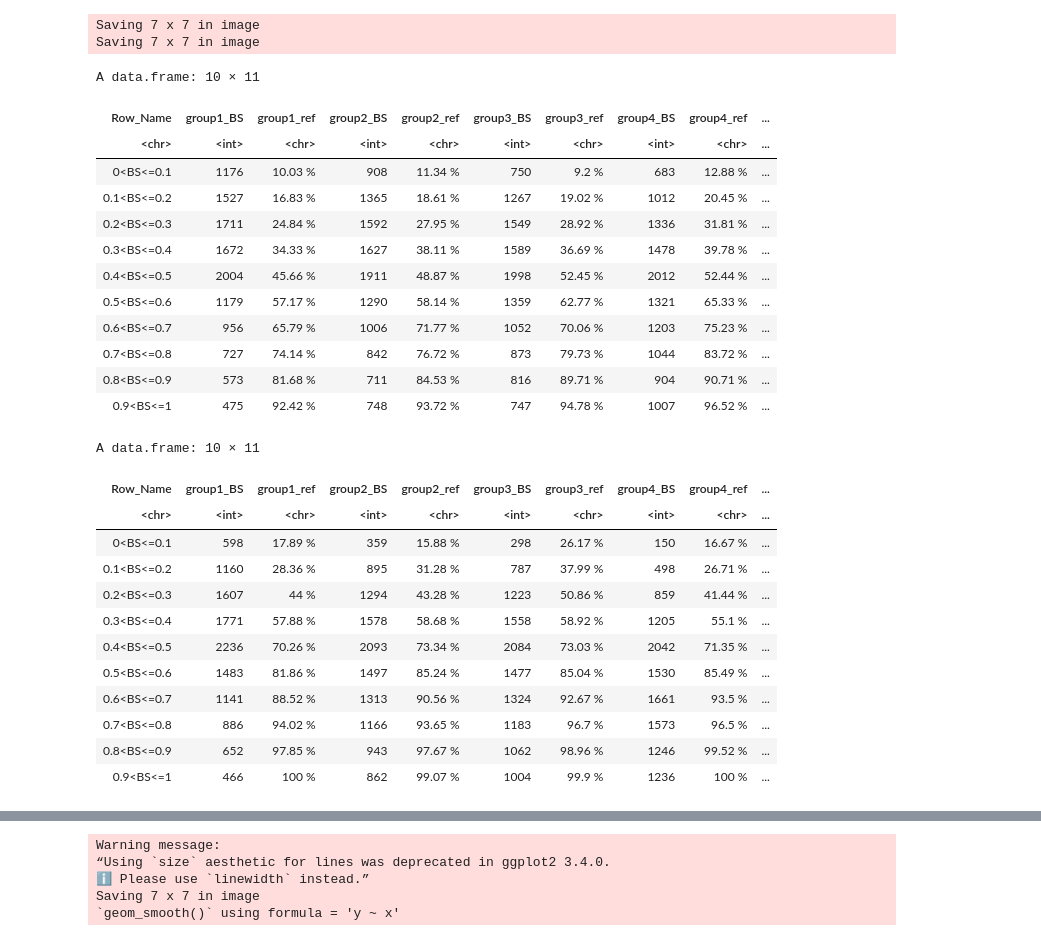
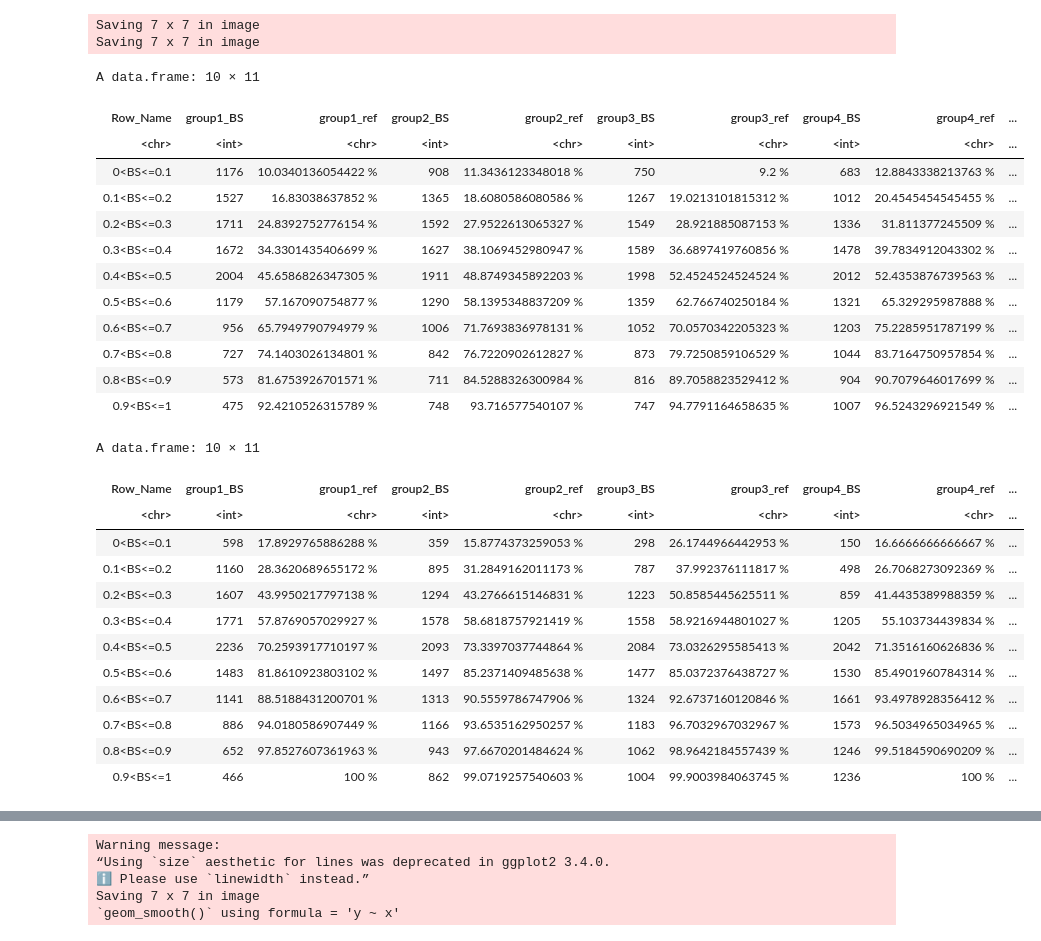
Before and after one commit to alessiovignoli/paralogs-nf, a Jupyter notebook: analysis/simulated_data.ipynb, the cells around one changed output, grey strips where cells are left out. Saved outputs shown, nothing was run; the diff lists cells and outputs as text; code cells hidden in the pictures.

Commit message:
no rounding to two decimals for percentages in BS tables

```diff
--- a/analysis/simulated_data.ipynb
+++ b/analysis/simulated_data.ipynb
@@ -2661,60 +2643,60 @@ for (n in 1:num_groups) {
     #unit25_bin_percent_nodes = c(unit25_bin_percent_nodes, length(filtered_rows_unit25$node) / length(unit25_data$node))
 
     # Calculate the percentage of nodes in reference out of those in the bin.
-    unit1_bin_percent_in_ref  = c(unit1_bin_percent_in_ref, paste0(round(sum(filtered_rows_unit1$ref_presence == 1) / length(filtered_rows_unit1$node) * 100, 2), " %"))
-    unit25_bin_percent_in_ref = c(unit25_bin_percent_in_ref, paste0(round(sum(filtered_rows_unit25$ref_presence == 1) / length(filtered_rows_unit25$node)* 100, 2), " %"))
+    unit1_bin_percent_in_ref  = c(unit1_bin_percent_in_ref, paste0(sum(filtered_rows_unit1$ref_presence == 1) / length(filtered_rows_unit1$node) * 100, " %"))
+    unit25_bin_percent_in_ref = c(unit25_bin_percent_in_ref, paste0(sum(filtered_rows_unit25$ref_presence == 1) / length(filtered_rows_unit25$node)* 100, " %"))
   }
 
   # Add the vectors as new columns in the data frames, naming the columns based on the current group.
   df_unit1[[paste0("group", n, "_BS")]]   = unit1_bin_percent_nodes
   df_unit1[[paste0("group", n, "_ref")]]  = unit1_bin_percent_in_ref
   df_unit25[[paste0("group", n, "_BS")]]  = unit25_bin_percent_nodes
   df_unit25[[paste0("group", n, "_ref")]] = unit25_bin_percent_in_ref
 }
 
 # Define custom row labels representing BIN values
 row_names = c("0<BS<=0.1", "0.1<BS<=0.2", "0.2<BS<=0.3", "0.3<BS<=0.4",
                "0.4<BS<=0.5", "0.5<BS<=0.6", "0.6<BS<=0.7", "0.7<BS<=0.8",
                "0.8<BS<=0.9", "0.9<BS<=1")
 
 # Add row names as the first column of the data frame
 df_unit1  = data.frame("Row_Name" = row_names, df_unit1)
 df_unit25 = data.frame("Row_Name" = row_names, df_unit25)
 
 # Output the data frames.
 df_unit1
 df_unit25
 
 # save tables in files
 write.table(df_unit1, file="tables/unit_1_per_group_nodes_BS_ref_ME_SM.tsv", quote=FALSE, sep="\t", row.names=FALSE)
 write.table(df_unit25, file="tables/unit_25_per_group_nodes_BS_ref_ME_SM.tsv", quote=FALSE, sep="\t", row.names=FALSE)
 # %% [output]
 A data.frame: 10 × 11
 | Row_Name | group1_BS | group1_ref | group2_BS | group2_ref | group3_BS | group3_ref | group4_BS | group4_ref | ... |
 | <chr> | <int> | <chr> | <int> | <chr> | <int> | <chr> | <int> | <chr> | ... |
-| 0<BS<=0.1 | 1176 | 10.03 % | 908 | 11.34 % | 750 | 9.2 % | 683 | 12.88 % | ... |
-| 0.1<BS<=0.2 | 1527 | 16.83 % | 1365 | 18.61 % | 1267 | 19.02 % | 1012 | 20.45 % | ... |
-| 0.2<BS<=0.3 | 1711 | 24.84 % | 1592 | 27.95 % | 1549 | 28.92 % | 1336 | 31.81 % | ... |
-| 0.3<BS<=0.4 | 1672 | 34.33 % | 1627 | 38.11 % | 1589 | 36.69 % | 1478 | 39.78 % | ... |
-| 0.4<BS<=0.5 | 2004 | 45.66 % | 1911 | 48.87 % | 1998 | 52.45 % | 2012 | 52.44 % | ... |
-| 0.5<BS<=0.6 | 1179 | 57.17 % | 1290 | 58.14 % | 1359 | 62.77 % | 1321 | 65.33 % | ... |
-| 0.6<BS<=0.7 | 956 | 65.79 % | 1006 | 71.77 % | 1052 | 70.06 % | 1203 | 75.23 % | ... |
-| 0.7<BS<=0.8 | 727 | 74.14 % | 842 | 76.72 % | 873 | 79.73 % | 1044 | 83.72 % | ... |
-| 0.8<BS<=0.9 | 573 | 81.68 % | 711 | 84.53 % | 816 | 89.71 % | 904 | 90.71 % | ... |
-| 0.9<BS<=1 | 475 | 92.42 % | 748 | 93.72 % | 747 | 94.78 % | 1007 | 96.52 % | ... |
+| 0<BS<=0.1 | 1176 | 10.0340136054422 % | 908 | 11.3436123348018 % | 750 | 9.2 % | 683 | 12.8843338213763 % | ... |
+| 0.1<BS<=0.2 | 1527 | 16.83038637852 % | 1365 | 18.6080586080586 % | 1267 | 19.0213101815312 % | 1012 | 20.4545454545455 % | ... |
+| 0.2<BS<=0.3 | 1711 | 24.8392752776154 % | 1592 | 27.9522613065327 % | 1549 | 28.921885087153 % | 1336 | 31.811377245509 % | ... |
+| 0.3<BS<=0.4 | 1672 | 34.3301435406699 % | 1627 | 38.1069452980947 % | 1589 | 36.6897419760856 % | 1478 | 39.7834912043302 % | ... |
+| 0.4<BS<=0.5 | 2004 | 45.6586826347305 % | 1911 | 48.8749345892203 % | 1998 | 52.4524524524524 % | 2012 | 52.4353876739563 % | ... |
+| 0.5<BS<=0.6 | 1179 | 57.167090754877 % | 1290 | 58.1395348837209 % | 1359 | 62.766740250184 % | 1321 | 65.329295987888 % | ... |
+| 0.6<BS<=0.7 | 956 | 65.7949790794979 % | 1006 | 71.7693836978131 % | 1052 | 70.0570342205323 % | 1203 | 75.2285951787199 % | ... |
+| 0.7<BS<=0.8 | 727 | 74.1403026134801 % | 842 | 76.7220902612827 % | 873 | 79.7250859106529 % | 1044 | 83.7164750957854 % | ... |
+| 0.8<BS<=0.9 | 573 | 81.6753926701571 % | 711 | 84.5288326300984 % | 816 | 89.7058823529412 % | 904 | 90.7079646017699 % | ... |
+| 0.9<BS<=1 | 475 | 92.4210526315789 % | 748 | 93.716577540107 % | 747 | 94.7791164658635 % | 1007 | 96.5243296921549 % | ... |
 A data.frame: 10 × 11
 | Row_Name | group1_BS | group1_ref | group2_BS | group2_ref | group3_BS | group3_ref | group4_BS | group4_ref | ... |
 | <chr> | <int> | <chr> | <int> | <chr> | <int> | <chr> | <int> | <chr> | ... |
-| 0<BS<=0.1 | 598 | 17.89 % | 359 | 15.88 % | 298 | 26.17 % | 150 | 16.67 % | ... |
-| 0.1<BS<=0.2 | 1160 | 28.36 % | 895 | 31.28 % | 787 | 37.99 % | 498 | 26.71 % | ... |
-| 0.2<BS<=0.3 | 1607 | 44 % | 1294 | 43.28 % | 1223 | 50.86 % | 859 | 41.44 % | ... |
-| 0.3<BS<=0.4 | 1771 | 57.88 % | 1578 | 58.68 % | 1558 | 58.92 % | 1205 | 55.1 % | ... |
-| 0.4<BS<=0.5 | 2236 | 70.26 % | 2093 | 73.34 % | 2084 | 73.03 % | 2042 | 71.35 % | ... |
-| 0.5<BS<=0.6 | 1483 | 81.86 % | 1497 | 85.24 % | 1477 | 85.04 % | 1530 | 85.49 % | ... |
-| 0.6<BS<=0.7 | 1141 | 88.52 % | 1313 | 90.56 % | 1324 | 92.67 % | 1661 | 93.5 % | ... |
-| 0.7<BS<=0.8 | 886 | 94.02 % | 1166 | 93.65 % | 1183 | 96.7 % | 1573 | 96.5 % | ... |
-| 0.8<BS<=0.9 | 652 | 97.85 % | 943 | 97.67 % | 1062 | 98.96 % | 1246 | 99.52 % | ... |
-| 0.9<BS<=1 | 466 | 100 % | 862 | 99.07 % | 1004 | 99.9 % | 1236 | 100 % | ... |
+| 0<BS<=0.1 | 598 | 17.8929765886288 % | 359 | 15.8774373259053 % | 298 | 26.1744966442953 % | 150 | 16.6666666666667 % | ... |
+| 0.1<BS<=0.2 | 1160 | 28.3620689655172 % | 895 | 31.2849162011173 % | 787 | 37.992376111817 % | 498 | 26.7068273092369 % | ... |
+| 0.2<BS<=0.3 | 1607 | 43.9950217797138 % | 1294 | 43.2766615146831 % | 1223 | 50.8585445625511 % | 859 | 41.4435389988359 % | ... |
+| 0.3<BS<=0.4 | 1771 | 57.8769057029927 % | 1578 | 58.6818757921419 % | 1558 | 58.9216944801027 % | 1205 | 55.103734439834 % | ... |
+| 0.4<BS<=0.5 | 2236 | 70.2593917710197 % | 2093 | 73.3397037744864 % | 2084 | 73.0326295585413 % | 2042 | 71.3516160626836 % | ... |
+| 0.5<BS<=0.6 | 1483 | 81.8610923803102 % | 1497 | 85.2371409485638 % | 1477 | 85.0372376438727 % | 1530 | 85.4901960784314 % | ... |
+| 0.6<BS<=0.7 | 1141 | 88.5188431200701 % | 1313 | 90.5559786747906 % | 1324 | 92.6737160120846 % | 1661 | 93.4978928356412 % | ... |
+| 0.7<BS<=0.8 | 886 | 94.0180586907449 % | 1166 | 93.6535162950257 % | 1183 | 96.7032967032967 % | 1573 | 96.5034965034965 % | ... |
+| 0.8<BS<=0.9 | 652 | 97.8527607361963 % | 943 | 97.6670201484624 % | 1062 | 98.9642184557439 % | 1246 | 99.5184590690209 % | ... |
+| 0.9<BS<=1 | 466 | 100 % | 862 | 99.0719257540603 % | 1004 | 99.9003984063745 % | 1236 | 100 % | ... |
 # %%
 # TODO put table number
 # table binning nodes based on their BS value and computing percentages for ref presence.
```
Also changed, not shown: parts of 2 cells of this notebook, 4 other files.
